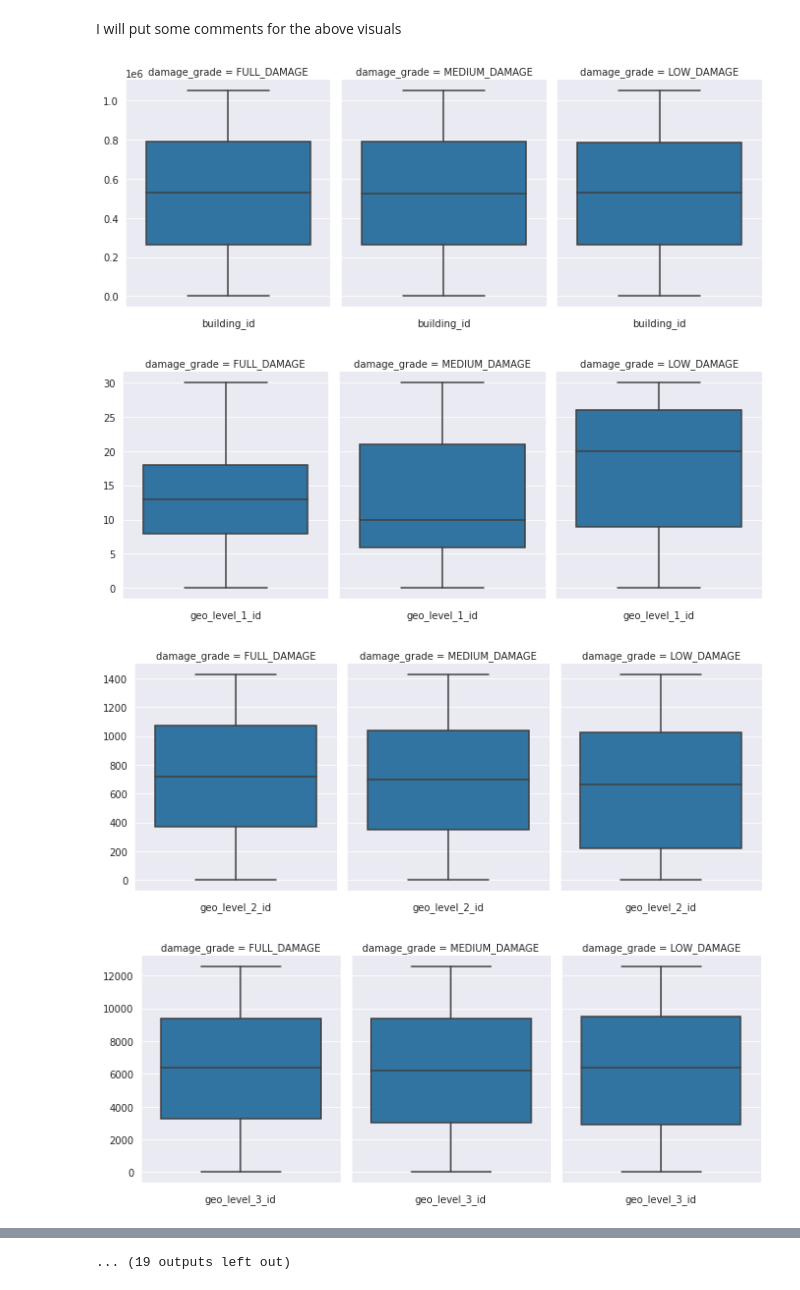
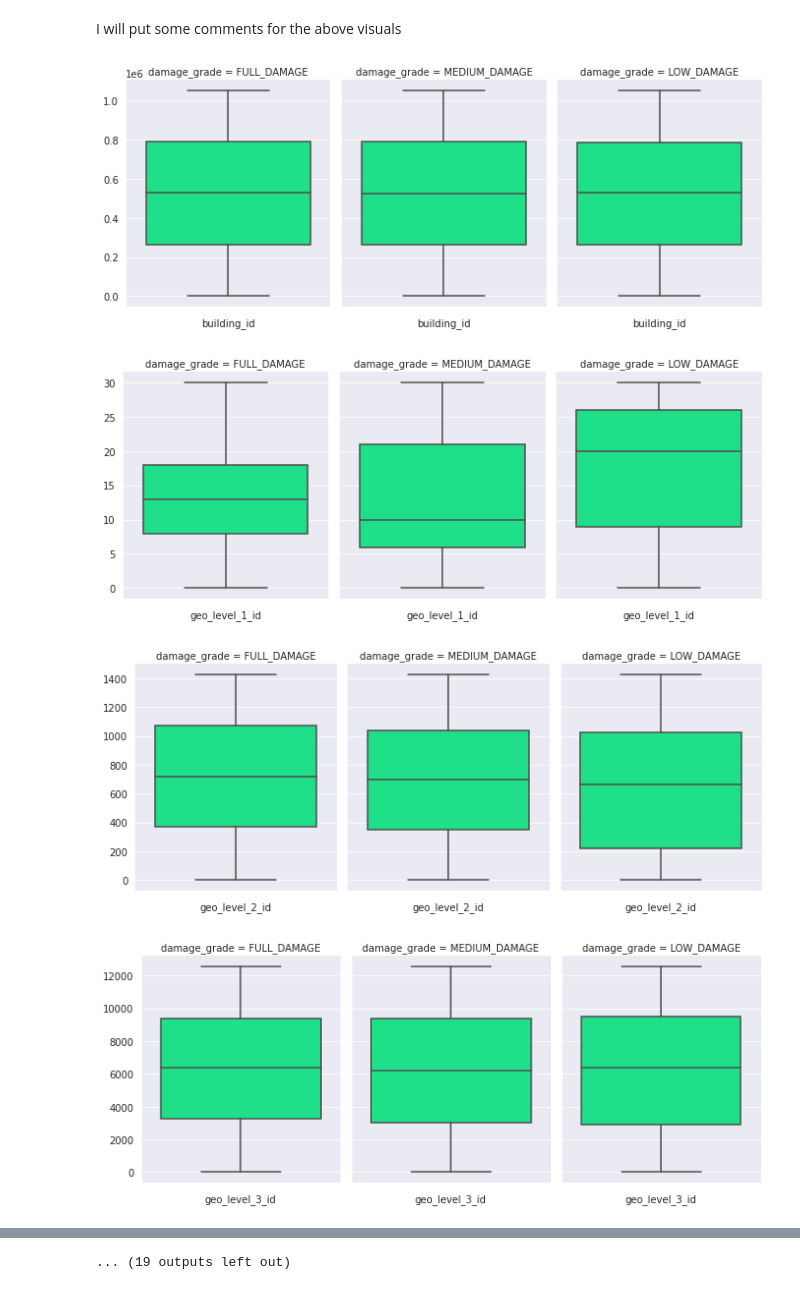
Before and after one commit to BhekiMabheka/Competitions, a Jupyter notebook: Predicting_Earthquake_Damage.ipynb, the cells around one changed output, grey strips where cells are left out. Cells and saved outputs as stored; diff of their text form; code cells hidden in the pictures.

```diff
--- a/Predicting_Earthquake_Damage.ipynb
+++ b/Predicting_Earthquake_Damage.ipynb
@@ -156,23 +160,23 @@ I will put some comments for the above visuals
 # %%
 def boxplots(df, target_label):
     """
     df: Pandas DataFrame
-    target_label: numpy ndarray
+    target_label: numpy ndarray or Pandas Series
     """
     cols = df.columns.tolist()
     for col in cols:
       sns.set_style("darkgrid")
       if( df[col].dtypes in [np.int, np.int16, np.int32,
                              np.int64, np.float, np.float16,
                              np.float32, np.float64, np.number] ):
 
         g = sns.FacetGrid(data = df, col = target_label, height = 4, aspect = .8)
-        g.map(sns.boxplot, col, orient = 'v')
+        g.map(sns.boxplot, col, orient = 'v', palette = ("gist_rainbow"))
 
 # Call the function
 boxplots(df = train_df, target_label = "damage_grade");
 # %% [output]
-[figure, old version]
+[figure, new version]
-[figure, old version]
+[figure, new version]
-[figure, old version]
+[figure, new version]
-[figure, old version]
+[figure, new version]
```
Also changed, not shown: parts of 5 cells of this notebook.
